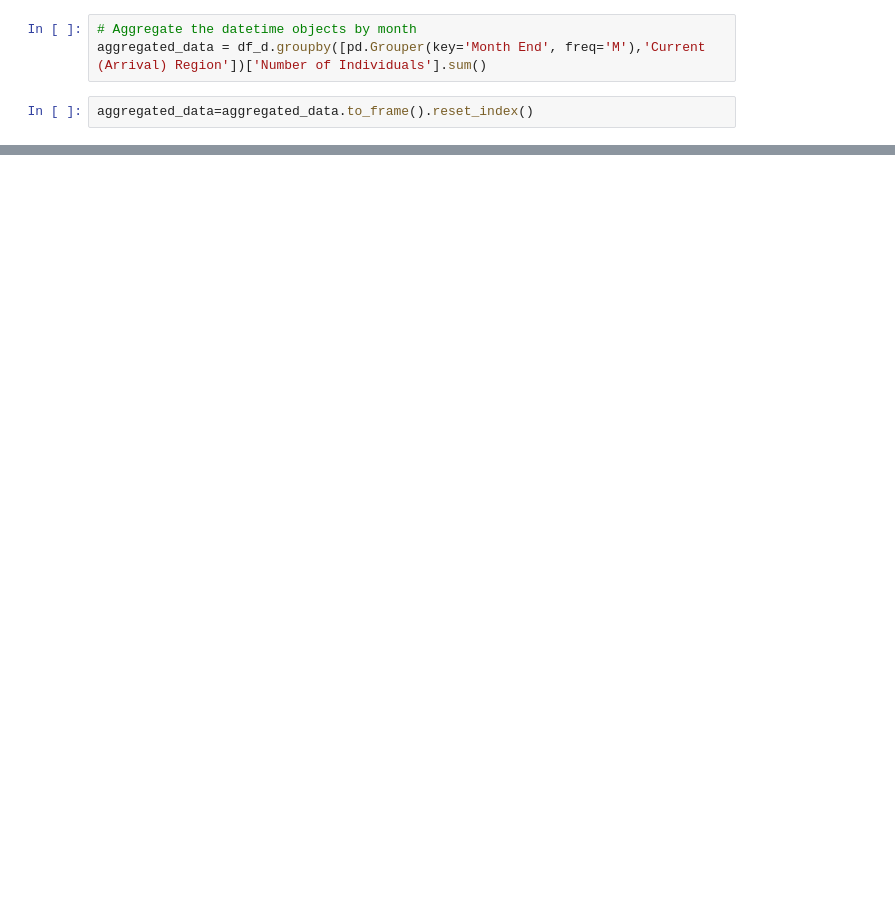
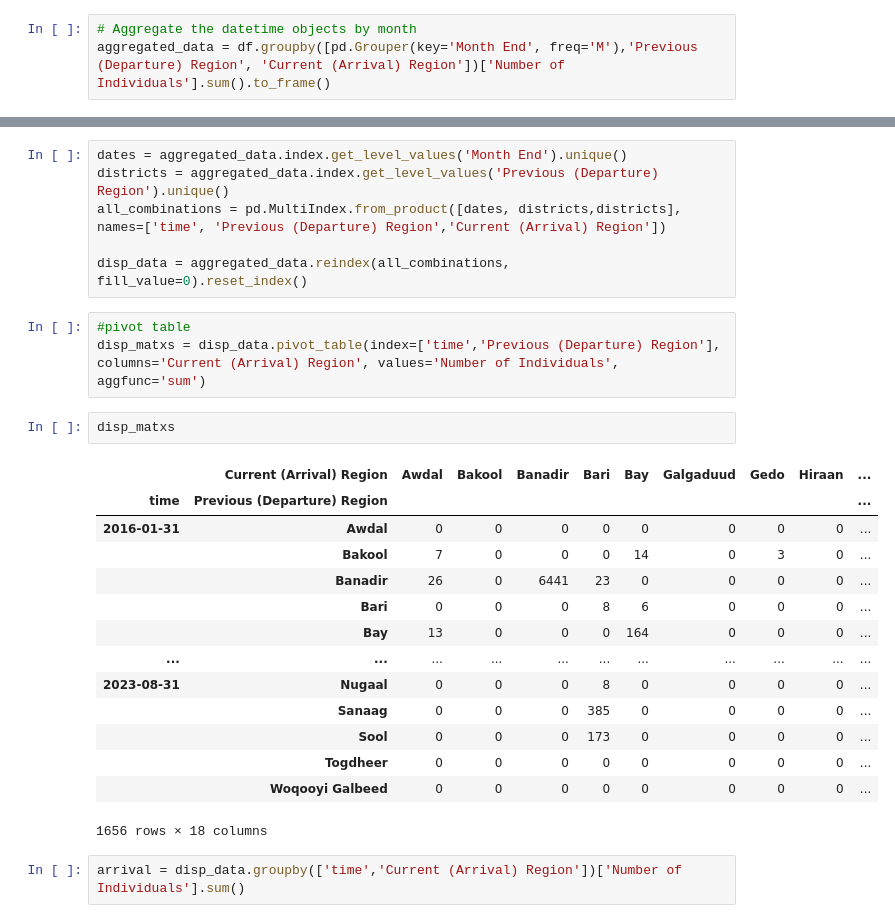
Before and after one commit to saraghivarello/Climate-and-conflict, a Jupyter notebook: Displacements.ipynb, the cells around one changed output, grey strips where cells are left out. Cells and saved outputs as stored; diff of their text form; blank space fills up the shorter version.

```diff
--- a/Displacements.ipynb
+++ b/Displacements.ipynb
@@ -57,5 +49,3 @@ len(df_d)
 # %%
 # Aggregate the datetime objects by month
-aggregated_data = df_d.groupby([pd.Grouper(key='Month End', freq='M'),'Current (Arrival) Region'])['Number of Individuals'].sum()
+aggregated_data = df.groupby([pd.Grouper(key='Month End', freq='M'),'Previous (Departure) Region', 'Current (Arrival) Region'])['Number of Individuals'].sum().to_frame()
-# %%
-aggregated_data=aggregated_data.to_frame().reset_index()
@@ -70,0 +52,28 @@ len(df)
+# %%
+dates = aggregated_data.index.get_level_values('Month End').unique()
+districts = aggregated_data.index.get_level_values('Previous (Departure) Region').unique()
+all_combinations = pd.MultiIndex.from_product([dates, districts,districts], names=['time', 'Previous (Departure) Region','Current (Arrival) Region'])
+
+disp_data = aggregated_data.reindex(all_combinations, fill_value=0).reset_index()
+# %%
+#pivot table
+disp_matxs = disp_data.pivot_table(index=['time','Previous (Departure) Region'], columns='Current (Arrival) Region', values='Number of Individuals', aggfunc='sum')
+# %%
+disp_matxs
+# %% [output]
+|  | Current (Arrival) Region | Awdal | Bakool | Banadir | Bari | Bay | Galgaduud | Gedo | Hiraan | ... |
+| time | Previous (Departure) Region |  |  |  |  |  |  |  |  | ... |
+| 2016-01-31 | Awdal | 0 | 0 | 0 | 0 | 0 | 0 | 0 | 0 | ... |
+|  | Bakool | 7 | 0 | 0 | 0 | 14 | 0 | 3 | 0 | ... |
+|  | Banadir | 26 | 0 | 6441 | 23 | 0 | 0 | 0 | 0 | ... |
+|  | Bari | 0 | 0 | 0 | 8 | 6 | 0 | 0 | 0 | ... |
+|  | Bay | 13 | 0 | 0 | 0 | 164 | 0 | 0 | 0 | ... |
+| ... | ... | ... | ... | ... | ... | ... | ... | ... | ... | ... |
+| 2023-08-31 | Nugaal | 0 | 0 | 0 | 8 | 0 | 0 | 0 | 0 | ... |
+|  | Sanaag | 0 | 0 | 0 | 385 | 0 | 0 | 0 | 0 | ... |
+|  | Sool | 0 | 0 | 0 | 173 | 0 | 0 | 0 | 0 | ... |
+|  | Togdheer | 0 | 0 | 0 | 0 | 0 | 0 | 0 | 0 | ... |
+|  | Woqooyi Galbeed | 0 | 0 | 0 | 0 | 0 | 0 | 0 | 0 | ... |
+1656 rows × 18 columns
+# %%
+arrival = disp_data.groupby(['time','Current (Arrival) Region'])['Number of Individuals'].sum()
```
Also changed, not shown: parts of 11 cells of this notebook, 17 other files.
